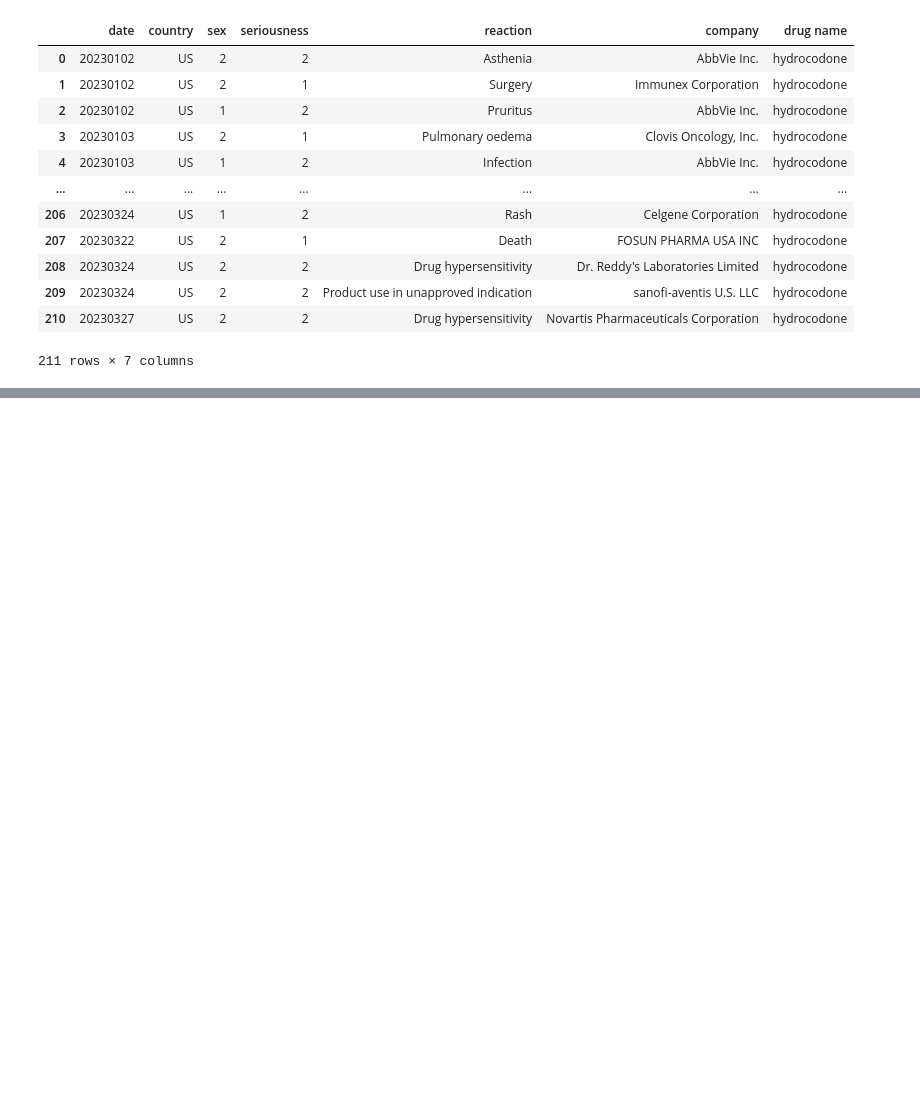
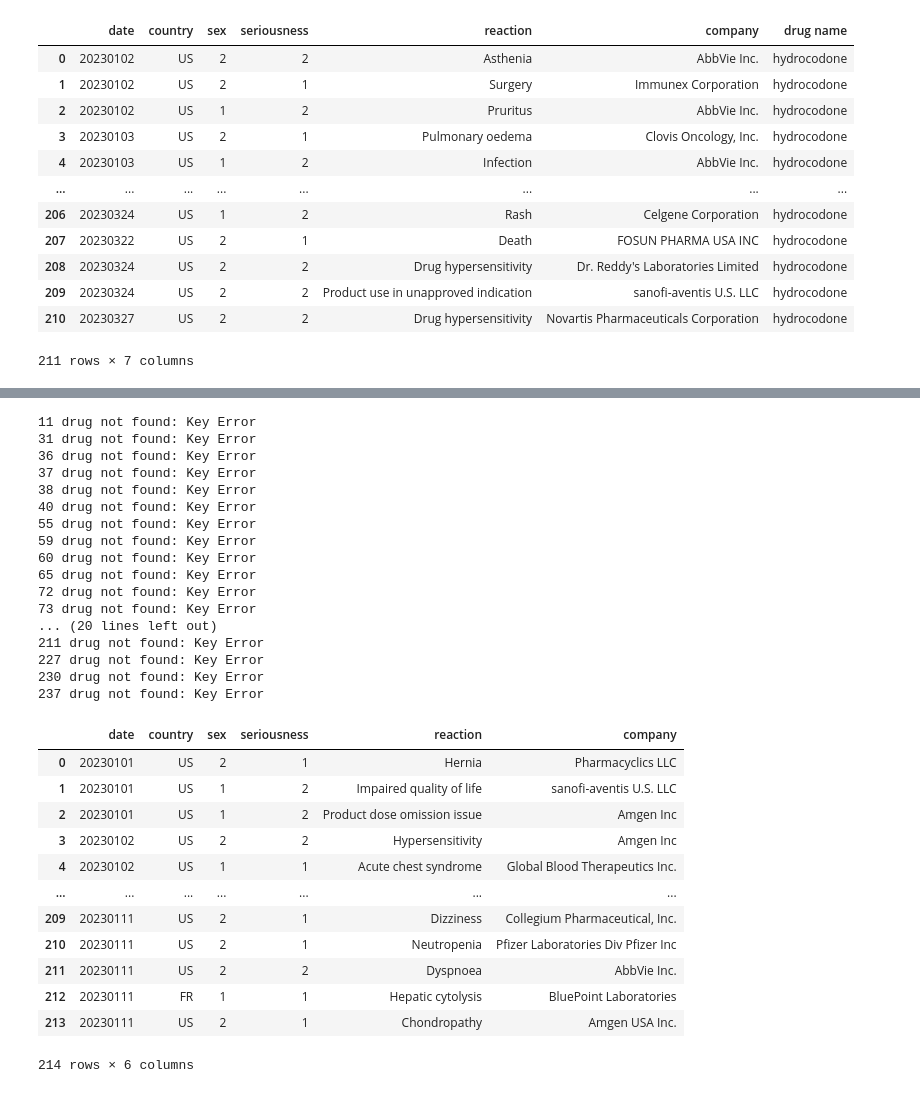
Before and after one commit to EBPaz/Adverse_Drug_Events_In_Pain_Medications, a Jupyter notebook: Eva/Untitled.ipynb, the cells around one changed output, grey strips where cells are left out. Drawn from its saved outputs; the diff is of its cells as text; code cells hidden in the pictures; blank space fills up the shorter version.

```diff
--- a/Eva/Untitled.ipynb
+++ b/Eva/Untitled.ipynb
@@ -85,0 +153,64 @@ hydrocodone_df
+# %%
+url = "https://api.fda.gov/drug/event.json?search=receivedate:[20230101+TO+20230331]+AND+patient.drug.openfda.generic_name:oxycodone&limit=1"
+
+oxycodone_data = []
+
+for i in range(250):
+    skip_url = url+"&skip="+str(i)
+
+    try:
+        drug_events = requests.get(skip_url).json()
+        results = drug_events["results"]
+
+        date = results[0]["receivedate"]
+        country = results[0]["primarysourcecountry"]
+        sex = results[0]["patient"]["patientsex"]
+        seriousness = results[0]["serious"]
+        reaction = results[0]["patient"]["reaction"][0]["reactionmeddrapt"]
+        company = results[0]["patient"]["drug"][0]["openfda"]["manufacturer_name"][0]
+
+
+        oxycodone_data.append({"date": date,
+                            "country": country,
+                            "sex": sex,
+                            "seriousness": seriousness,
+                            "reaction": reaction,
+                            "company": company
+                            })
+    except KeyError:
+        print(f'{i} drug not found: Key Error')
+        pass
+
+oxycodone_df = pd.DataFrame(oxycodone_data)
+oxycodone_df
+# %% [output]
+11 drug not found: Key Error
+31 drug not found: Key Error
+36 drug not found: Key Error
+37 drug not found: Key Error
+38 drug not found: Key Error
+40 drug not found: Key Error
+55 drug not found: Key Error
+59 drug not found: Key Error
+60 drug not found: Key Error
+65 drug not found: Key Error
+72 drug not found: Key Error
+73 drug not found: Key Error
+... (20 lines left out)
+211 drug not found: Key Error
+227 drug not found: Key Error
+230 drug not found: Key Error
+237 drug not found: Key Error
+|  | date | country | sex | seriousness | reaction | company |
+| 0 | 20230101 | US | 2 | 1 | Hernia | Pharmacyclics LLC |
+| 1 | 20230101 | US | 1 | 2 | Impaired quality of life | sanofi-aventis U.S. LLC |
+| 2 | 20230101 | US | 1 | 2 | Product dose omission issue | Amgen Inc |
+| 3 | 20230102 | US | 2 | 2 | Hypersensitivity | Amgen Inc |
+| 4 | 20230102 | US | 1 | 1 | Acute chest syndrome | Global Blood Therapeutics Inc. |
+| ... | ... | ... | ... | ... | ... | ... |
+| 209 | 20230111 | US | 2 | 1 | Dizziness | Collegium Pharmaceutical, Inc. |
+| 210 | 20230111 | US | 2 | 1 | Neutropenia | Pfizer Laboratories Div Pfizer Inc |
+| 211 | 20230111 | US | 2 | 2 | Dyspnoea | AbbVie Inc. |
+| 212 | 20230111 | FR | 1 | 1 | Hepatic cytolysis | BluePoint Laboratories |
+| 213 | 20230111 | US | 2 | 1 | Chondropathy | Amgen USA Inc. |
+214 rows × 6 columns
```
Also changed, not shown: parts of 4 cells of this notebook.
